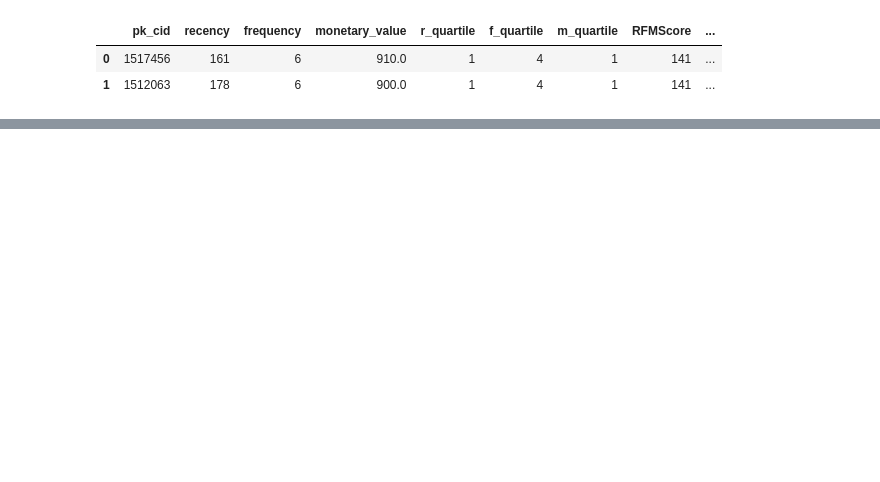
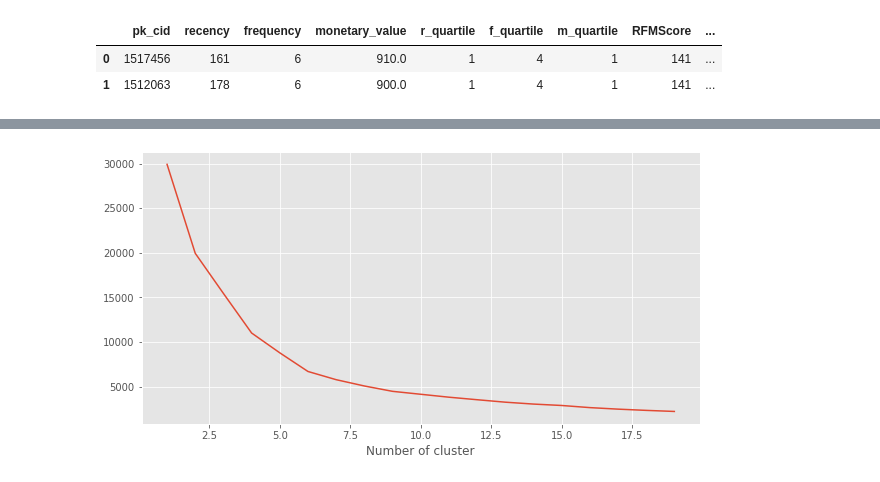
Before and after one commit to giannimaggiora/easyMoney, a Jupyter notebook: Personalizacion Campañas.ipynb, the cells around one changed output, grey strips where cells are left out. Drawn from its saved outputs; the diff is of its cells as text; code cells hidden in the pictures; blank space fills up the shorter version.

```diff
--- a/Personalizacion Campañas.ipynb
+++ b/Personalizacion Campañas.ipynb
@@ -277,12 +275,8 @@ for k in range(1, 20):
 
 plt.figure(figsize=(10, 5))
 plt.plot(list(sse.keys()), list(sse.values()))
-plt.figure(figsize=(16,16)
-
-
 plt.xlabel('Number of cluster')
-plt.figure(figsize=(16,16)
-fig.write_html('fig424Persona.html')
+plt.savefig('imagenes/fig423Persona.png')
 
 
 plt.show()
@@ -291,3 +284,4 @@ SyntaxError: invalid syntax (<ipython-input-49-1dcd6de7ca3d>, line 18)
+[figure, added]
 # %%
 pipe = Pipeline(
         steps=[
```
Also changed, not shown: parts of 9 cells of this notebook, 5 other files.
